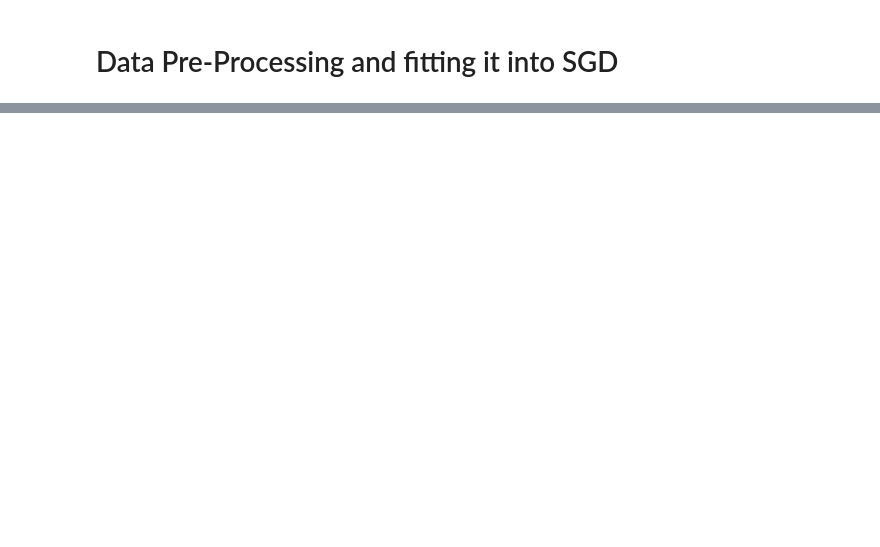
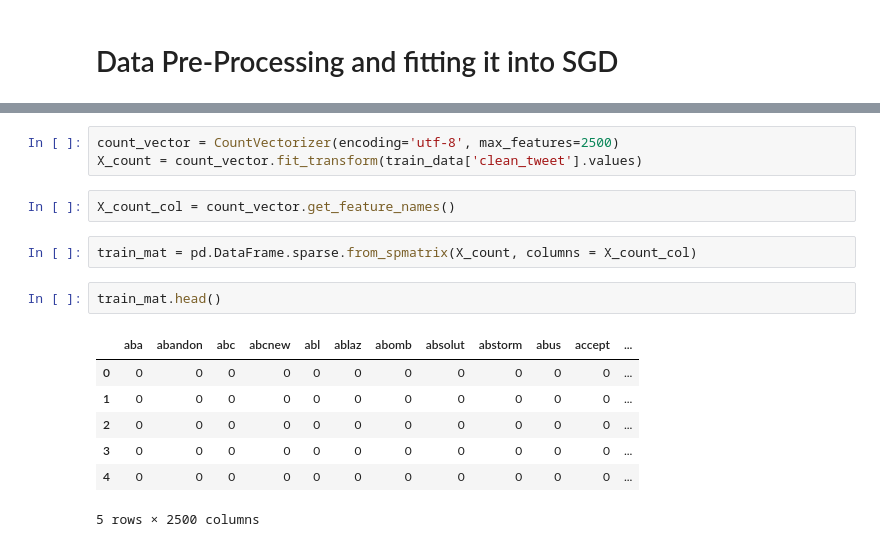
Before and after one commit to akki0894/Advanced-Data-Analytics, a Jupyter notebook: Detect_Disaster_Tweets.ipynb, the cells around one changed output, grey strips where cells are left out. Saved outputs shown, nothing was run; the diff lists cells and outputs as text; blank space fills up the shorter version.

```diff
--- a/Detect_Disaster_Tweets.ipynb
+++ b/Detect_Disaster_Tweets.ipynb
@@ -126,0 +325,17 @@ Name: text, dtype: object
+# %%
+count_vector = CountVectorizer(encoding='utf-8', max_features=2500)
+X_count = count_vector.fit_transform(train_data['clean_tweet'].values)
+# %%
+X_count_col = count_vector.get_feature_names()
+# %%
+train_mat = pd.DataFrame.sparse.from_spmatrix(X_count, columns = X_count_col)
+# %%
+train_mat.head()
+# %% [output]
+|  | aba | abandon | abc | abcnew | abl | ablaz | abomb | absolut | abstorm | abus | accept | ... |
+| 0 | 0 | 0 | 0 | 0 | 0 | 0 | 0 | 0 | 0 | 0 | 0 | ... |
+| 1 | 0 | 0 | 0 | 0 | 0 | 0 | 0 | 0 | 0 | 0 | 0 | ... |
+| 2 | 0 | 0 | 0 | 0 | 0 | 0 | 0 | 0 | 0 | 0 | 0 | ... |
+| 3 | 0 | 0 | 0 | 0 | 0 | 0 | 0 | 0 | 0 | 0 | 0 | ... |
+| 4 | 0 | 0 | 0 | 0 | 0 | 0 | 0 | 0 | 0 | 0 | 0 | ... |
+5 rows × 2500 columns
```
Also changed, not shown: parts of 65 cells of this notebook.
